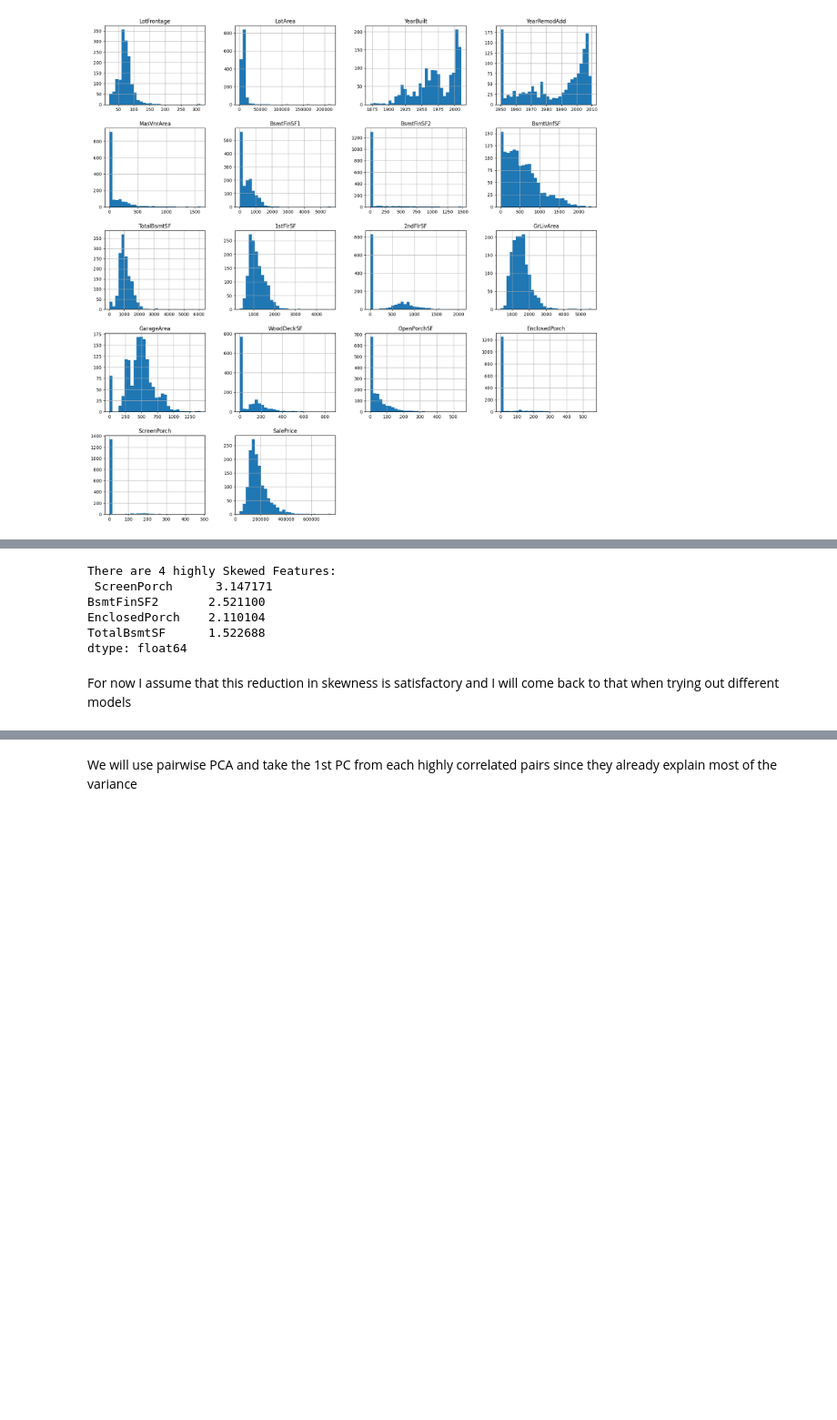
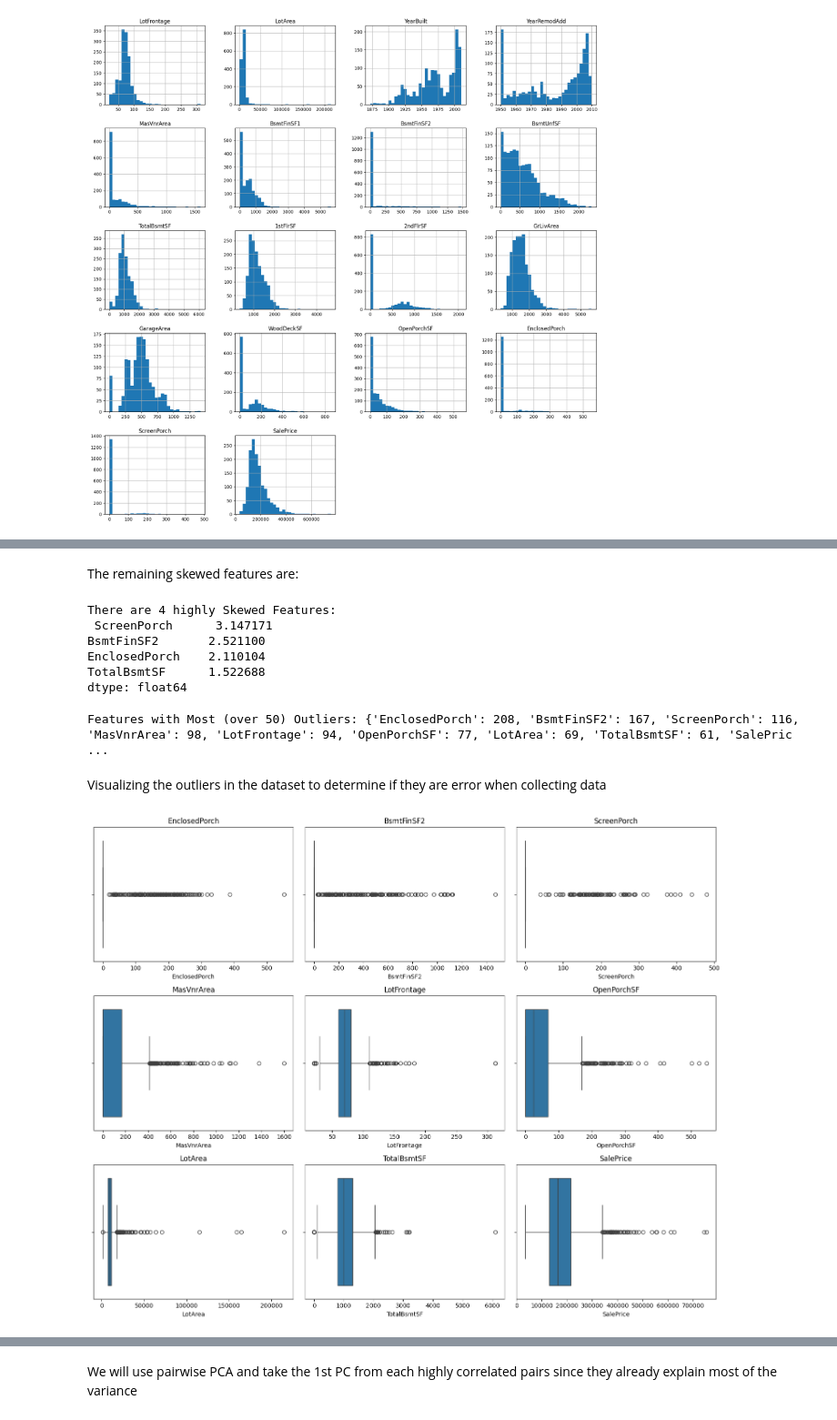
Before and after one commit to StDevon/house-prices-regression, a Jupyter notebook: EDA.ipynb, the cells around one changed output, grey strips where cells are left out. Shown at 91% size. Cells and saved outputs as stored; diff of their text form; code cells hidden in the pictures; blank space fills up the shorter version.

```diff
--- a/EDA.ipynb
+++ b/EDA.ipynb
@@ -155,7 +134,6 @@ plt.show()
 # %%
-skewness = df_categorized[num_features].apply(lambda x: skew(x.dropna())).sort_values(ascending=False)
+skewness = df_categorized[num_features].apply(lambda x: skew(x)).sort_values(ascending=False)
 
-# Display highly skewed features (skewness > 1 or < -1)
 high_skew = skewness[abs(skewness) > 1]
 print(f"There are {len(high_skew)} highly Skewed Features:\n", high_skew)
 
@@ -305,3 +250,5 @@ GrLivArea               1.365156             -0.006134
+# %% [markdown]
+The remaining skewed features are:
 # %%
 skewness = df_transformed[num_features].apply(lambda x: skew(x.dropna())).sort_values(ascending=False)
 
@@ -314,5 +261,46 @@ BsmtFinSF2       2.521100
 EnclosedPorch    2.110104
 TotalBsmtSF      1.522688
 dtype: float64
-# %% [markdown]
-For now I assume that this reduction in skewness is satisfactory and I will come back to that when trying out different models
+# %%
+def detect_outliers(df, features, tolarated_outliers):
+    outlier_dict = {}
+
+    for col in features:
+        Q1 = df[col].quantile(0.25)
+        Q3 = df[col].quantile(0.75)
+        IQR = Q3 - Q1
+        lower_bound = Q1 - 1.5 * IQR
+        upper_bound = Q3 + 1.5 * IQR
+
+        # Count outliers
+        outliers = df[(df[col] < lower_bound) | (df[col] > upper_bound)][col]
+        outlier_dict[col] = len(outliers)
+
+    return {k: v for k, v in sorted(outlier_dict.items(), key=lambda item: item[1], reverse=True) if v > tolarated_outliers}
+
+outliers = detect_outliers(df, num_features, 50)
+print("Features with Most (over 50) Outliers:", outliers, '\n')
+# %% [output]
+Features with Most (over 50) Outliers: {'EnclosedPorch': 208, 'BsmtFinSF2': 167, 'ScreenPorch': 116, 'MasVnrArea': 98, 'LotFrontage': 94, 'OpenPorchSF': 77, 'LotArea': 69, 'TotalBsmtSF': 61, 'SalePric ...
+# %% [markdown]
+Visualizing the outliers in the dataset to determine if they are error when collecting data
+# %%
+features = list(outliers.keys())
+cols = 3  # you can adjust the number of columns
+rows = math.ceil(len(features) / cols)
+
+fig, axes = plt.subplots(rows, cols, figsize=(cols * 5, rows * 4))
+axes = axes.flatten()
+
+for i, feature in enumerate(features):
+    sns.boxplot(x=df[feature], ax=axes[i])
+    axes[i].set_title(feature)
+
+# Remove any empty subplots if the grid has extra cells
+for j in range(i + 1, len(axes)):
+    fig.delaxes(axes[j])
+
+plt.tight_layout()
+plt.show()
+# %% [output]
+[figure, added]
```
Also changed, not shown: parts of 36 cells of this notebook, 2 other files.
